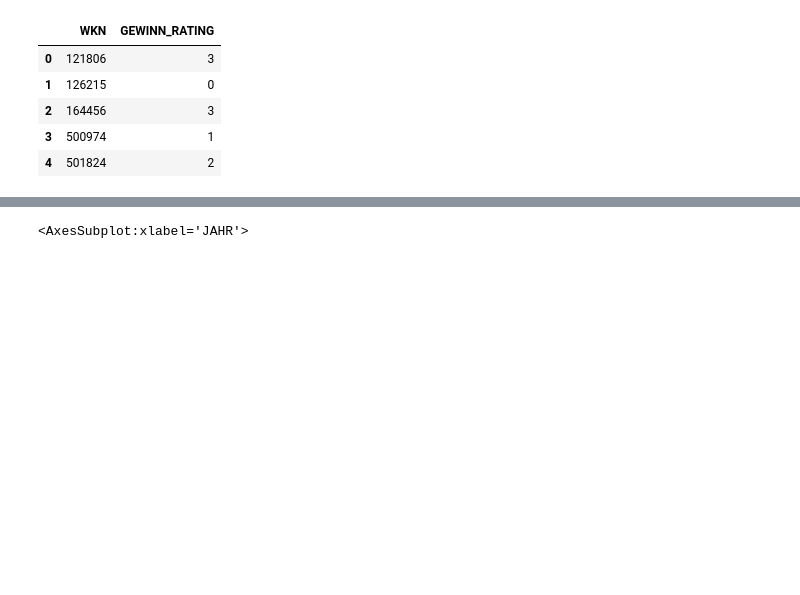
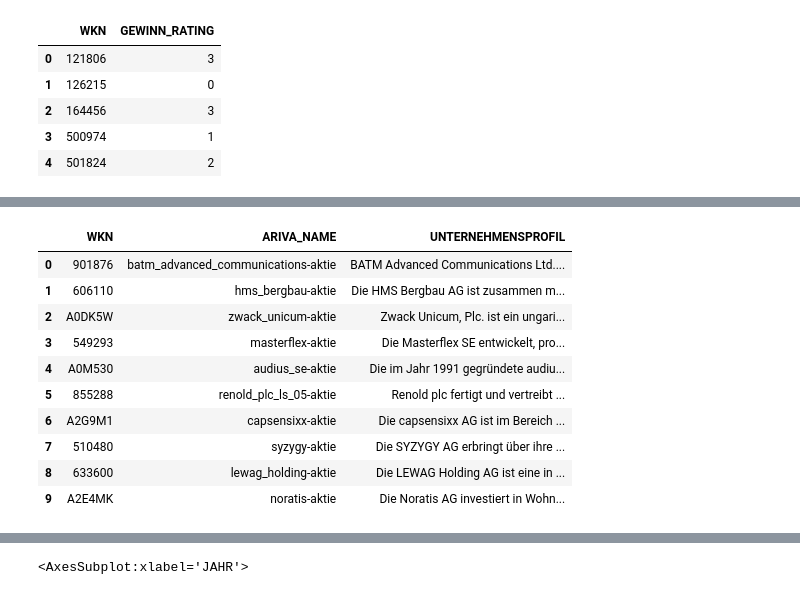
Before and after one commit to Wade-Sys/small_caps, a Jupyter notebook: main.ipynb, the cells around one changed output, grey strips where cells are left out. Cells and saved outputs as stored; diff of their text form; code cells hidden in the pictures; blank space fills up the shorter version.

```diff
--- a/main.ipynb
+++ b/main.ipynb
@@ -171,3 +169,18 @@ df_faknz_4.head(20)
 | 17 | A0DK5W | zwack_unicum-aktie | 2019 | 2.623 | 13,20 | 1 | 2 |
 | 18 | A0DK5W | zwack_unicum-aktie | 2020 | 1.696 | 19,40 | 0 | 2 |
 | 19 | A0DK5W | zwack_unicum-aktie | 2021 | 1.436 | 23 | 0 | 2 |
+# %%
+df_uprofil_raw = pd.read_csv('unternehmensprofile.csv',header=0, delimiter=';',decimal=',')
+df_uprofil_raw.head(10)
+# %% [output]
+|  | WKN | ARIVA_NAME | UNTERNEHMENSPROFIL |
+| 0 | 901876 | batm_advanced_communications-aktie | BATM Advanced Communications Ltd.... |
+| 1 | 606110 | hms_bergbau-aktie | Die HMS Bergbau AG ist zusammen m... |
+| 2 | A0DK5W | zwack_unicum-aktie | Zwack Unicum, Plc. ist ein ungari... |
+| 3 | 549293 | masterflex-aktie | Die Masterflex SE entwickelt, pro... |
+| 4 | A0M530 | audius_se-aktie | Die im Jahr 1991 gegründete audiu... |
+| 5 | 855288 | renold_plc_ls_05-aktie | Renold plc fertigt und vertreibt ... |
+| 6 | A2G9M1 | capsensixx-aktie | Die capsensixx AG ist im Bereich ... |
+| 7 | 510480 | syzygy-aktie | Die SYZYGY AG erbringt über ihre ... |
+| 8 | 633600 | lewag_holding-aktie | Die LEWAG Holding AG ist eine in ... |
+| 9 | A2E4MK | noratis-aktie | Die Noratis AG investiert in Wohn... |
```
Also changed, not shown: parts of 9 cells of this notebook, 3 other files.
